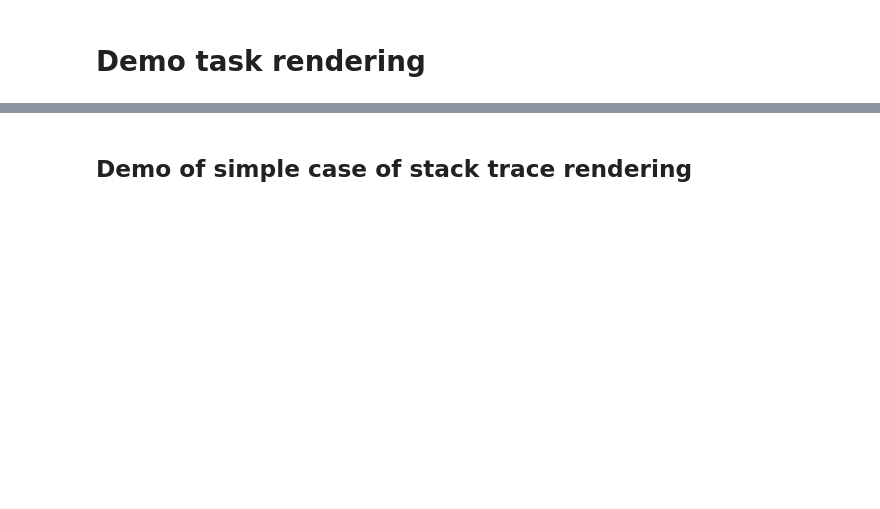
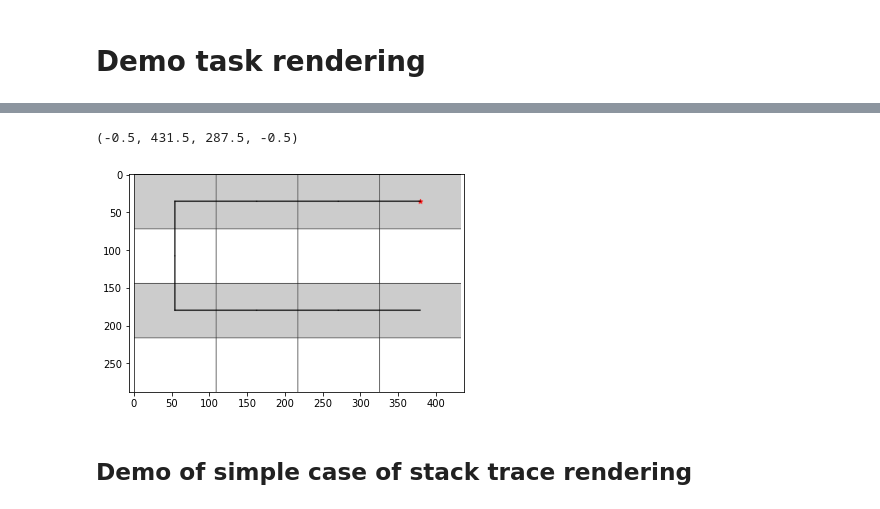
Before and after one commit to cgc/ec, a Jupyter notebook: dreamcoder/domains/grid/viz.ipynb, the cells around one changed output, grey strips where cells are left out. Saved outputs shown, nothing was run; the diff lists cells and outputs as text; code cells hidden in the pictures; blank space fills up the shorter version.

```diff
--- a/dreamcoder/domains/grid/viz.ipynb
+++ b/dreamcoder/domains/grid/viz.ipynb
@@ -32,3 +67,11 @@ analyze_tools.plot_trace(tf.task.start, s.history, animate=True)
+# %%
+# showing buffer rendering
+plt.figure()
+plt.imshow(analyze_tools.plot_to_buffer(tf))
+plt.axis('equal')
+# %% [output]
+(-0.5, 431.5, 287.5, -0.5)
+[figure, added]
 # %% [markdown]
 ## Demo of simple case of stack trace rendering
 # %%
```
Also changed, not shown: parts of 45 cells of this notebook, 2 other files.
